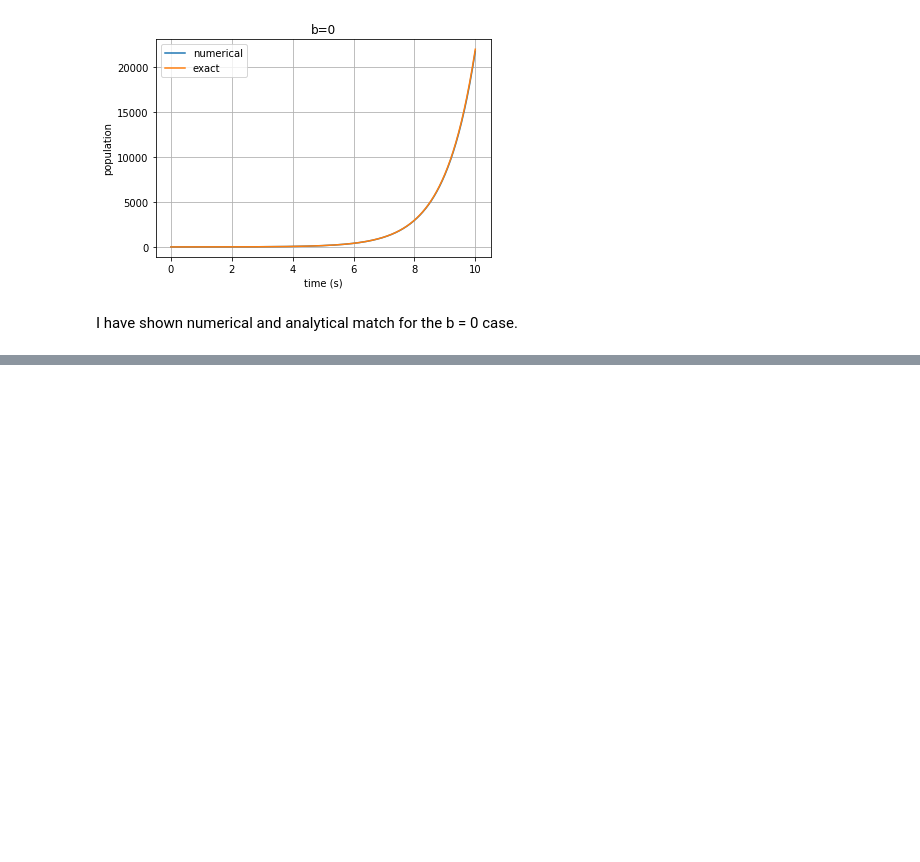
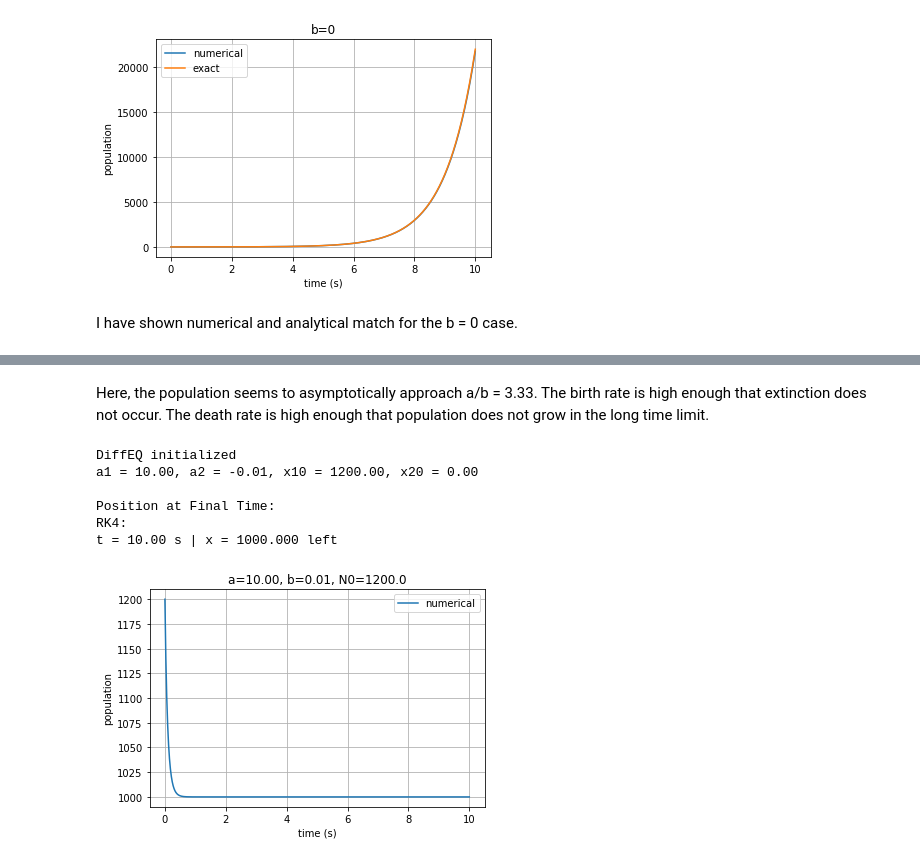
Before and after one commit to aton-physics/Lectures, a Jupyter notebook: Assign1.ipynb, the cells around one changed output, grey strips where cells are left out. Cells and saved outputs as stored; diff of their text form; code cells hidden in the pictures; blank space fills up the shorter version.

```diff
--- a/Assign1.ipynb
+++ b/Assign1.ipynb
@@ -279,0 +280,23 @@ t = 10.00 s | x = 3.333 left
+# %% [markdown]
+Here, the population seems to asymptotically approach a/b = 3.33. The birth rate is high enough that extinction does not occur. The death rate is high enough that population does not grow in the long time limit.
+# %%
+a = 10
+b = -0.01
+N0 = 1200.0
+def ExactSolution(arg, param1=a, ic1=N0):
+    return ic1*np.exp(arg*param1)
+positional = "yes"
+def PlotDiffEQ(a, b, N0, titlestring):
+    equation = DiffEQ(a, b, N0, 0.0, 0.0, 10, 0.01, positional)
+    equation.trajectory("no")
+    equation.results()
+    equation.plot_numerical(titlestring)
+PlotDiffEQ(a, b, N0, "a={0:0.2f}, b={1:0.2f}, N0={2:0.1f}".format(a, -b, N0))
+# %% [output]
+DiffEQ initialized
+a1 = 10.00, a2 = -0.01, x10 = 1200.00, x20 = 0.00
+
+Position at Final Time:
+RK4:
+t = 10.00 s | x = 1000.000 left
+[figure, added]
```
Also changed, not shown: parts of 3 cells of this notebook.
